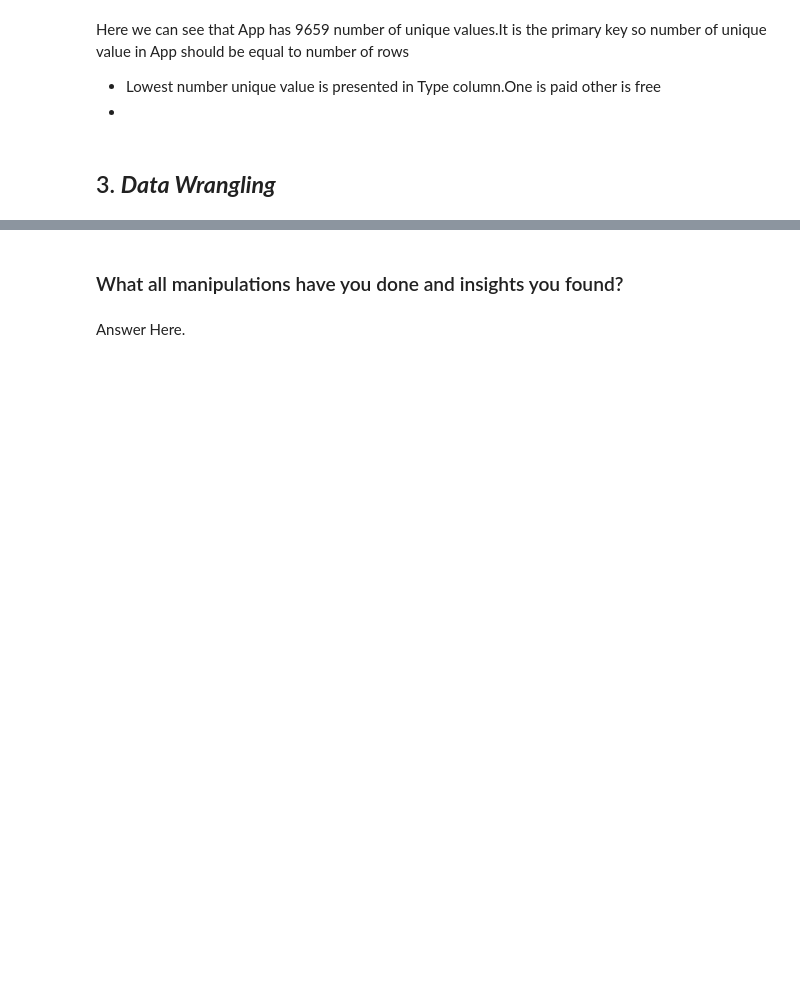
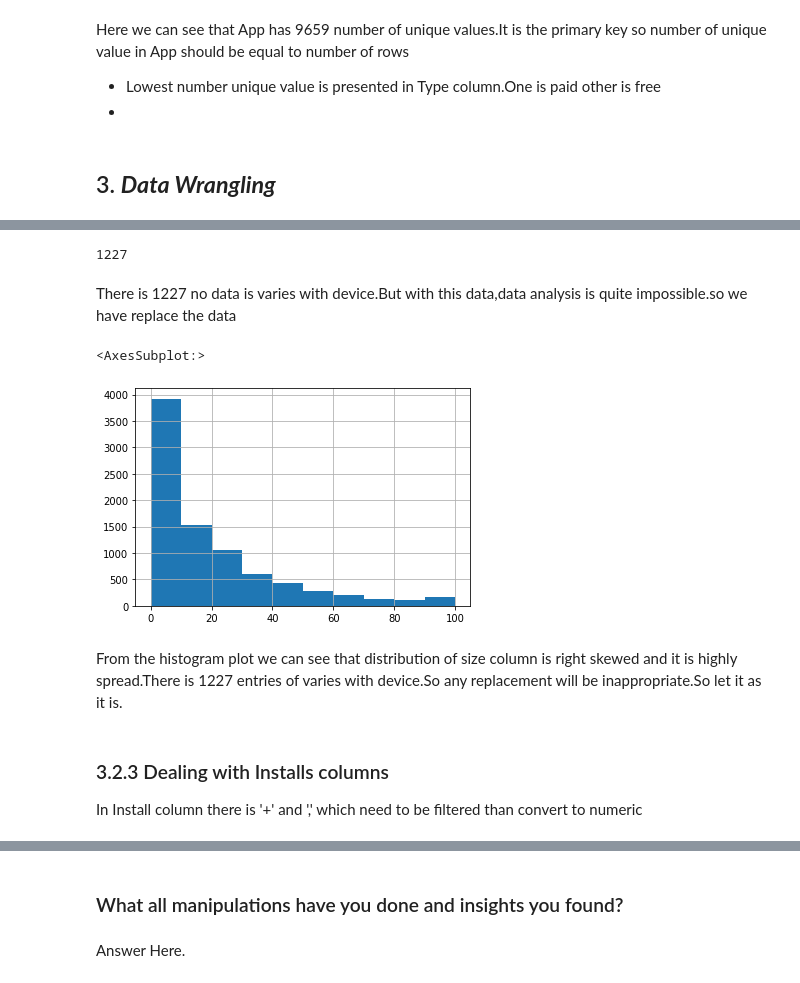
Before and after one commit to sabitendu/EDA-Capstone-Project-on-Play-Store-App-Review-Analysis, a Jupyter notebook: playstore_app_review_analysis.ipynb, the cells around one changed output, grey strips where cells are left out. Drawn from its saved outputs; the diff is of its cells as text; code cells hidden in the pictures; blank space fills up the shorter version.

```diff
--- a/playstore_app_review_analysis.ipynb
+++ b/playstore_app_review_analysis.ipynb
@@ -403,0 +576,3 @@ Here we can see that App has 9659 number of unique values.It is the primary key
+# %%
+#replace the Nan value of Rating column with median value
+df_ps.replace(to_replace='Nan',value=median_value,inplace=True)
@@ -403,0 +608,4 @@ Here we can see that App has 9659 number of unique values.It is the primary key
+# %%
+#changing the review datatype from object to integer
+df_ps['Reviews']=df_ps['Reviews'].astype(int)
+df_ps['Reviews'].dtype
@@ -403,0 +633,19 @@ Here we can see that App has 9659 number of unique values.It is the primary key
+# %%
+# create a function to convert the data into numerical and unit of MB
+def size_convert(app_size):
+  '''
+  This is the function to convert the size into kb to mb
+  '''
+  try:
+    if app_size[-1]=='M':
+      return float(app_size[:-1])
+    elif app_size[-1]=='k':
+      return round((float(app_size[:-1])/1024),2)
+    else:
+      return float(app_size)
+  except:
+    return app_size
+# %%
+#now convert the column as suggested
+df_ps['Size']=df_ps['Size'].apply(lambda size:size_convert(size))
+df_ps['Size'].dtype
@@ -403,0 +663,18 @@ Here we can see that App has 9659 number of unique values.It is the primary key
+# %%
+len(df_ps[df_ps['Size']=='Varies with device'])
+# %% [output]
+1227
+# %% [markdown]
+There is 1227 no data is varies with device.But with this data,data analysis is quite impossible.so we have replace the data
+# %%
+#try to understand the distribution of the data with distplot and violinplot
+size_filter=df_ps[df_ps['Size']!='Varies with device']
+size_filter['Size'].hist()
+# %% [output]
+<AxesSubplot:>
+[figure, added]
+# %% [markdown]
+From the histogram plot we can see that distribution of size column is right skewed and it is highly spread.There is 1227 entries of varies with device.So any replacement will be inappropriate.So let it as it is.
+# %% [markdown]
+### 3.2.3 Dealing with Installs columns
+In  Install column there is '+' and ',' which need to be filtered than convert to numeric
```
Also changed, not shown: parts of 88 cells of this notebook.
